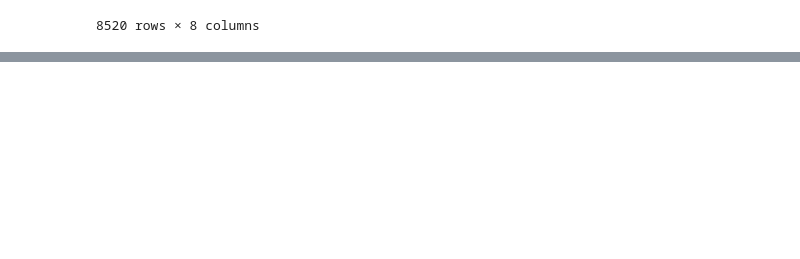
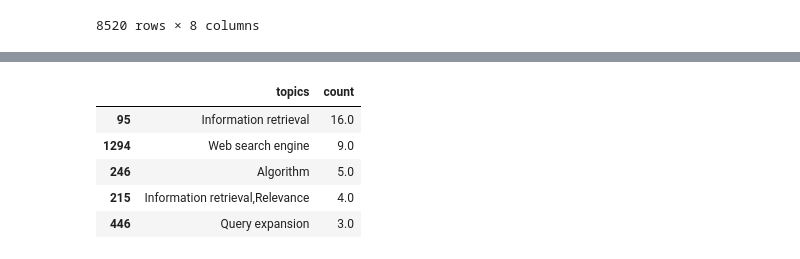
Before and after one commit to manishareddynarayan/Akshitha_INFO5731_Spring2020, a Jupyter notebook: Extracting_csv.ipynb, the cells around one changed output, grey strips where cells are left out. Cells and saved outputs as stored; diff of their text form; code cells hidden in the pictures; blank space fills up the shorter version.

```diff
--- a/Extracting_csv.ipynb
+++ b/Extracting_csv.ipynb
@@ -364,0 +603,13 @@ df1
+# %%
+#Top five topics from all the years
+topics = pd.read_csv("Final_Table_1.csv")
+topics['count'] = topics.groupby('topics')['topics'].transform('count')
+topics.drop_duplicates('count', inplace=True)
+topics.nlargest(5, ['count'])[["topics","count"]]
+# %% [output]
+|  | topics | count |
+| 95 | Information retrieval | 16.0 |
+| 1294 | Web search engine | 9.0 |
+| 246 | Algorithm | 5.0 |
+| 215 | Information retrieval,Relevance | 4.0 |
+| 446 | Query expansion | 3.0 |
```
Also changed, not shown: parts of 24 cells of this notebook.
